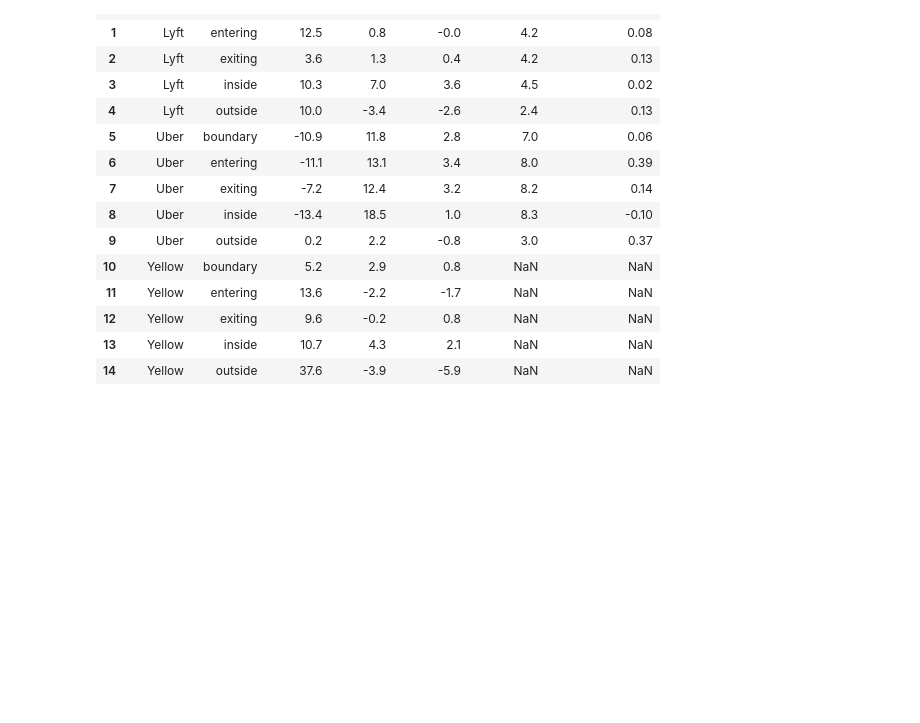
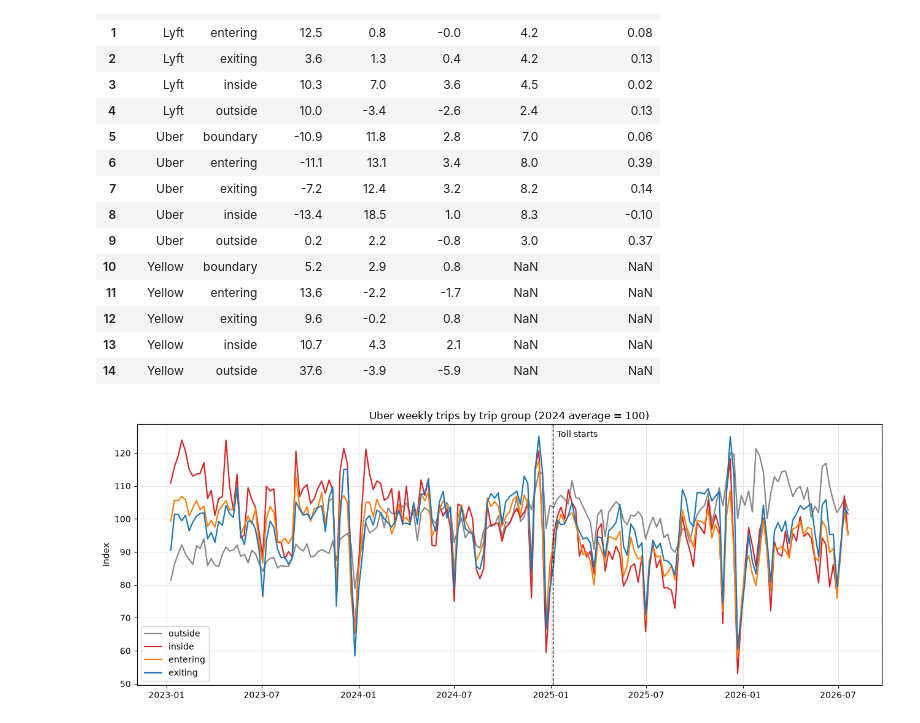
Before and after one commit to lalithreddy335/nyc-congestion-toll-impact, a Jupyter notebook: 02_before_after.ipynb, the cells around one changed output. Saved outputs shown, nothing was run; the diff lists cells and outputs as text; code cells hidden in the pictures; blank space fills up the shorter version.

```diff
--- a/02_before_after.ipynb
+++ b/02_before_after.ipynb
@@ -56,3 +56,37 @@ yoy
 | 12 | Yellow | exiting | 9.6 | -0.2 | 0.8 | NaN | NaN |
 | 13 | Yellow | inside | 10.7 | 4.3 | 2.1 | NaN | NaN |
 | 14 | Yellow | outside | 37.6 | -3.9 | -5.9 | NaN | NaN |
+# %%
+import matplotlib.pyplot as plt
+
+weekly = duckdb.sql("""
+    SELECT date_trunc('week', trip_date) AS week, trip_group, SUM(trips) AS trips
+    FROM 'data/summary/*.parquet'
+    WHERE company = 'Uber'
+      AND trip_group IN ('inside', 'entering', 'exiting', 'outside')
+      AND trip_date >= '2023-01-09' AND trip_date < '2026-07-27'
+    GROUP BY ALL
+""").df()
+
+pivot = weekly.pivot(index="week", columns="trip_group", values="trips").sort_index()
+
+# index each group to its 2024 average = 100, so all groups share one scale
+base = pivot.loc["2024-01-01":"2024-12-31"].mean()
+indexed = pivot / base * 100
+
+fig, ax = plt.subplots(figsize=(13, 5))
+for group, color in [("outside", "#888888"), ("inside", "#d62728"),
+                     ("entering", "#ff7f0e"), ("exiting", "#1f77b4")]:
+    ax.plot(indexed.index, indexed[group], label=group, color=color, lw=1.6)
+
+ax.axvline(pd.Timestamp("2025-01-05"), color="black", ls="--", lw=1)
+ax.text(pd.Timestamp("2025-01-12"), ax.get_ylim()[1] * 0.97, "Toll starts", fontsize=10)
+ax.set_title("Uber weekly trips by trip group (2024 average = 100)")
+ax.set_ylabel("Index")
+ax.legend()
+ax.grid(alpha=0.3)
+plt.tight_layout()
+plt.savefig("outputs/parallel_trends_uber.png", dpi=150)
+plt.show()
+# %% [output]
+[figure, added]
```
Also changed, not shown: parts of 2 cells of this notebook, 3 other files.
